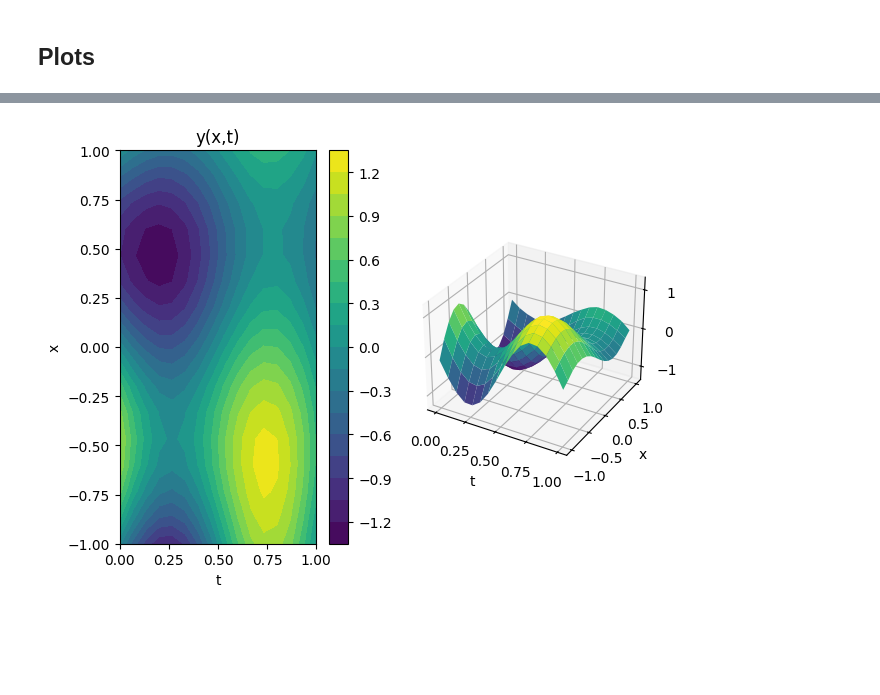
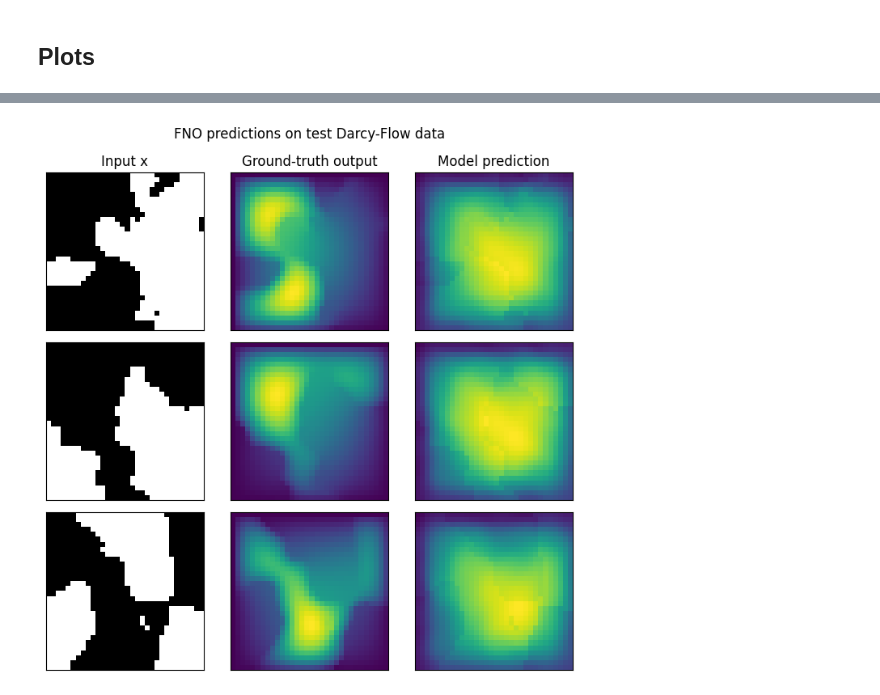
Before and after one commit to EladMichael/neuromancer, a Jupyter notebook: examples/NOs/Part_1_FNO_DarcyFlow.ipynb, the cells around one changed output, grey strips where cells are left out. Cells and saved outputs as stored; diff of their text form; code cells hidden in the pictures; blank space fills up the shorter version.

Commit message:
Working Darcy flow example with FNO, only with L2 loss

```diff
--- a/examples/NOs/Part_1_FNO_DarcyFlow.ipynb
+++ b/examples/NOs/Part_1_FNO_DarcyFlow.ipynb
@@ -443,8 +382,8 @@ problem_fno.show()
 # %%
 from neuromancer.trainer import Trainer
 
-optimizer = torch.optim.Adam(problem_fno.parameters(), lr=0.001)
-epochs = 500
+optimizer = torch.optim.AdamW(problem_fno.parameters(), lr=1e-2, weight_decay=1e-4)
+epochs = 50
 
 #  Neuromancer trainer
 trainer = Trainer(
@@ -452,10 +391,10 @@ trainer = Trainer(
     train_loader_fno,
     optimizer=optimizer,
     epochs=epochs,
-    epoch_verbose=10,
-    train_metric="fno_train_loss",
-    dev_metric="fno_train_loss",
-    eval_metric="fno_train_loss",
+    epoch_verbose=5,
+    train_metric="train_loss",
+    dev_metric="train_loss",
+    eval_metric="train_loss",
     warmup=epochs,
     device=device,
 )
@@ -494,5 +430,39 @@ plot3D(X_plot, T_plot, Y_plot)
-# %%
-# plot residuals PINN - exact PDE
-plot3D(X_plot, T_plot, y_fno - Y_plot)
-# %% [output]
-[figure, removed]
+# %%
+# Get predictions from the trained FNO on the stacked test set
+fno_eval = problem_fno.nodes[0].cpu()  # ensure model on CPU for plotting
+with torch.no_grad():
+    preds = fno_eval(test_ds_fno.datadict)["y_fno"].cpu()
+
+fig = plt.figure(figsize=(7, 7))
+for index in range(3):
+    sample = test_ds_fno[index]  # {'x_grid': ..., 'y_grid': ...}
+    x = sample["x_grid"].cpu()
+    y = sample["y_grid"].cpu()
+    out = preds[index]  # model output from problem_fno
+
+    ax = fig.add_subplot(3, 3, index * 3 + 1)
+    ax.imshow(x[0], cmap="gray")
+    if index == 0:
+        ax.set_title("Input x")
+    plt.xticks([], [])
+    plt.yticks([], [])
+
+    ax = fig.add_subplot(3, 3, index * 3 + 2)
+    ax.imshow(y.squeeze())
+    if index == 0:
+        ax.set_title("Ground-truth output")
+    plt.xticks([], [])
+    plt.yticks([], [])
+
+    ax = fig.add_subplot(3, 3, index * 3 + 3)
+    ax.imshow(out.squeeze().detach().numpy())
+    if index == 0:
+        ax.set_title("Model prediction")
+    plt.xticks([], [])
+    plt.yticks([], [])
+
+fig.suptitle("FNO predictions on test Darcy-Flow data", y=0.98)
+plt.tight_layout()
+fig.show()
+# %% [output]
+[figure, added]
```
Also changed, not shown: parts of 36 cells of this notebook.
